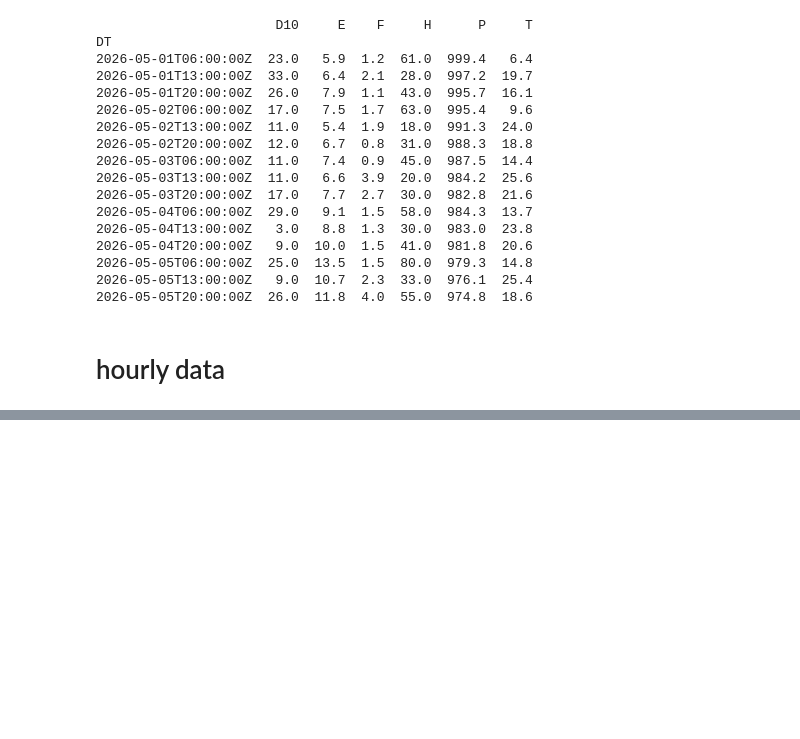
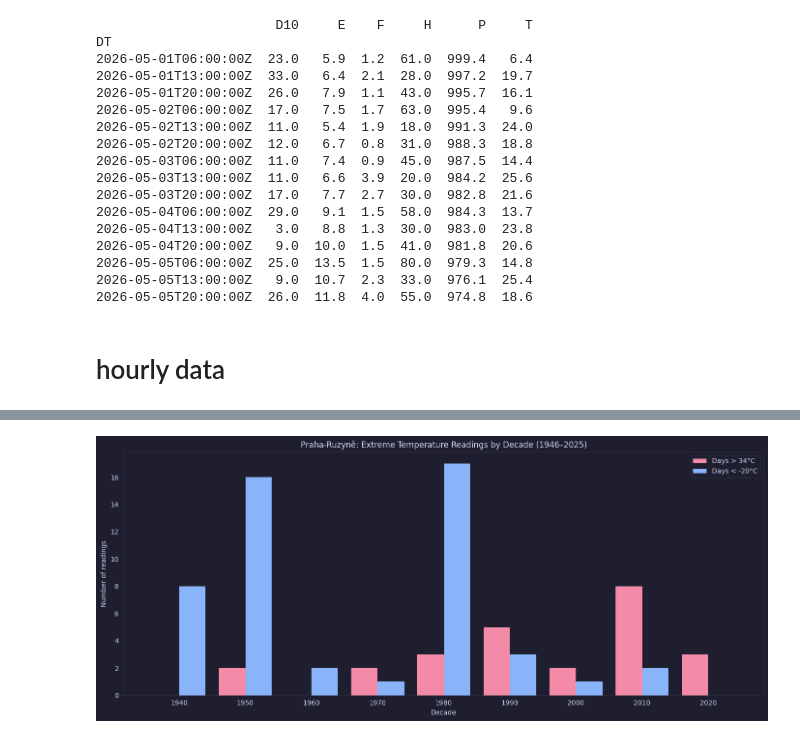
Before and after one commit to Davacii24/weather_data_collector, a Jupyter notebook: scripts/temp - PARSING_DAILY_DATA.ipynb, the cells around one changed output, grey strips where cells are left out. Cells and saved outputs as stored; diff of their text form; code cells hidden in the pictures; blank space fills up the shorter version.

```diff
--- a/scripts/temp - PARSING_DAILY_DATA.ipynb
+++ b/scripts/temp - PARSING_DAILY_DATA.ipynb
@@ -366,0 +385,3 @@ Length: 2, dtype: str
+# %%
+df = pd.read_csv("../data/post_process_data/dly-0-20000-0-11518-T.csv",encoding="utf-8-sig")
+print(df.head())
@@ -366,0 +446,29 @@ Length: 2, dtype: str
+# %%
+import matplotlib.pyplot as plt
+import catppuccin
+
+plt.style.use("mocha")
+
+df["year"] = pd.to_datetime(df["DT"]).dt.year
+df["decade"] = (df["year"] // 10) * 10
+
+hot_days = df[df["VALUE"] > 34].groupby("decade").size()
+cold_days = df[df["VALUE"] < -20].groupby("decade").size()
+
+fig, ax = plt.subplots(figsize=(14, 6))
+x = range(len(hot_days.index.union(cold_days.index)))
+decades = sorted(hot_days.index.union(cold_days.index))
+
+ax.bar([i - 0.2 for i in x], [hot_days.get(d, 0) for d in decades], width=0.4, label="Days > 34°C", color="#f38ba8")
+ax.bar([i + 0.2 for i in x], [cold_days.get(d, 0) for d in decades], width=0.4, label="Days < -20°C", color="#89b4fa")
+
+ax.set_xticks(x)
+ax.set_xticklabels(decades)
+ax.set_xlabel("Decade")
+ax.set_ylabel("Number of readings")
+ax.set_title("Praha-Ruzyně: Extreme Temperature Readings by Decade (1946–2025)")
+ax.legend()
+fig.tight_layout()
+plt.show()
+# %% [output]
+[figure, added]
```
Also changed, not shown: parts of 11 cells of this notebook, 7 other files.
